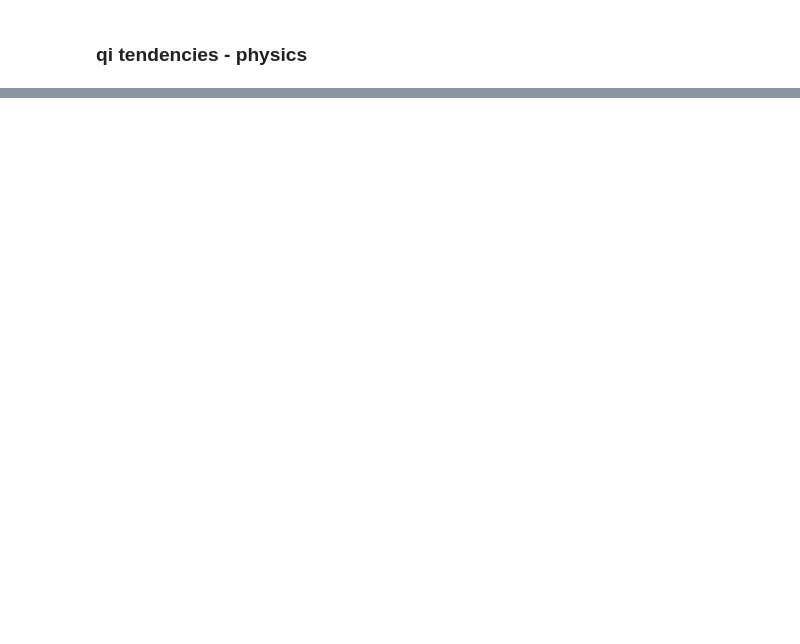
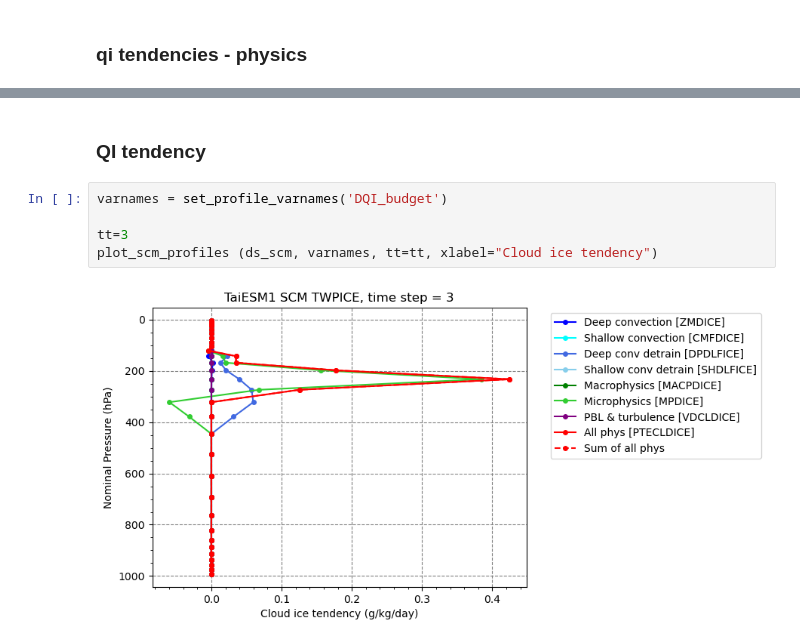
Before and after one commit to yihsuanchen/TaiESM1_Sc_diag, a Jupyter notebook: scam_taiesm1/plot/printout-profiles-scm.ipynb, the cells around one changed output, grey strips where cells are left out. Drawn from its saved outputs; the diff is of its cells as text; blank space fills up the shorter version.

```diff
--- a/scam_taiesm1/plot/printout-profiles-scm.ipynb
+++ b/scam_taiesm1/plot/printout-profiles-scm.ipynb
@@ -269,0 +493,9 @@ Index   lev     PTECLDICE       sum_ql_phys     Data3   relative diff
+# %% [markdown]
+### QI tendency
+# %%
+varnames = set_profile_varnames('DQI_budget')
+
+tt=3
+plot_scm_profiles (ds_scm, varnames, tt=tt, xlabel="Cloud ice tendency")
+# %% [output]
+[figure, added]
```
Also changed, not shown: parts of 19 cells of this notebook.
